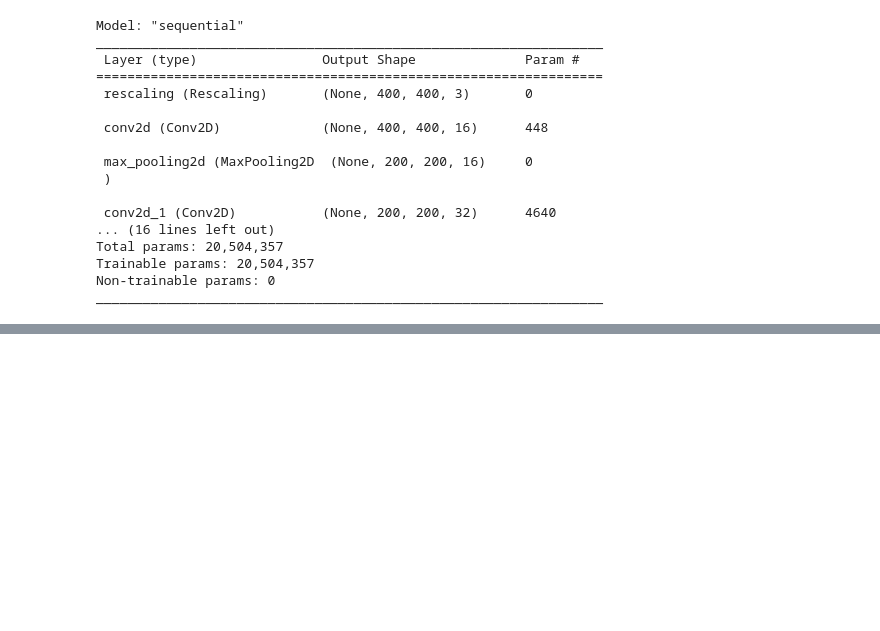
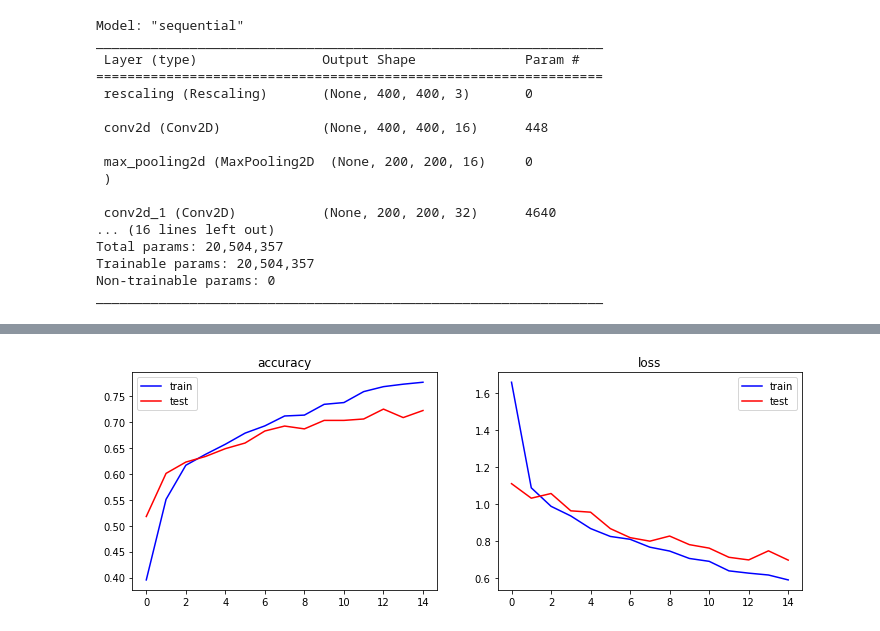
Before and after one commit to hello9721/Bigdata_AI_Practice, a Jupyter notebook: Day 23/Ex20221118_1.ipynb, the cells around one changed output, grey strips where cells are left out. Drawn from its saved outputs; the diff is of its cells as text; code cells hidden in the pictures; blank space fills up the shorter version.

```diff
--- a/Day 23/Ex20221118_1.ipynb
+++ b/Day 23/Ex20221118_1.ipynb
@@ -151,0 +178,21 @@ pl.show()
+# %%
+md = Sequential([                                                               # 모델 생성
+
+    aug,
+
+    layers.experimental.preprocessing.Rescaling(1/255, input_shape = (400, 400, 3)),
+    layers.Conv2D(16, 3, padding = 'same', activation = 'relu'),
+    layers.MaxPooling2D(),
+    layers.Conv2D(32, 3, padding = 'same', activation = 'relu'),
+    layers.MaxPooling2D(),
+    layers.Conv2D(64, 3, padding = 'same', activation = 'relu'),
+    layers.MaxPooling2D(),
+    layers.Flatten(),
+    layers.Dropout(0.2),
+    layers.Dense(128, activation = 'relu'),
+    layers.Dense(nClass, activation = 'softmax')
+
+])
+
+md.compile(optimizer = 'adam', loss = tf.keras.losses.SparseCategoricalCrossentropy(from_logits = True), metrics = ['accuracy'])
+md.summary()
@@ -151,0 +217,2 @@ pl.show()
+# %%
+hist = md.fit(train, validation_data = valid, epochs = 15, verbose = 1)
@@ -151,0 +238,24 @@ pl.show()
+# %%
+accuracy = hist.history['accuracy']         # 그래프 그리기
+val_accuracy = hist.history['val_accuracy']
+
+loss = hist.history['loss']
+val_loss = hist.history['val_loss']
+
+pl.figure(figsize = (12,4))
+
+pl.subplot(1, 2, 1)
+pl.plot(accuracy, 'b-', label="train")
+pl.plot(val_accuracy, 'r-', label="test")
+pl.legend()
+pl.title('accuracy')
+
+pl.subplot(1, 2, 2)
+pl.plot(loss, 'b-', label="train")
+pl.plot(val_loss, 'r-', label="test")
+pl.legend()
+pl.title('loss')
+
+pl.show()
+# %% [output]
+[figure, added]
```
Also changed, not shown: parts of 7 cells of this notebook.
